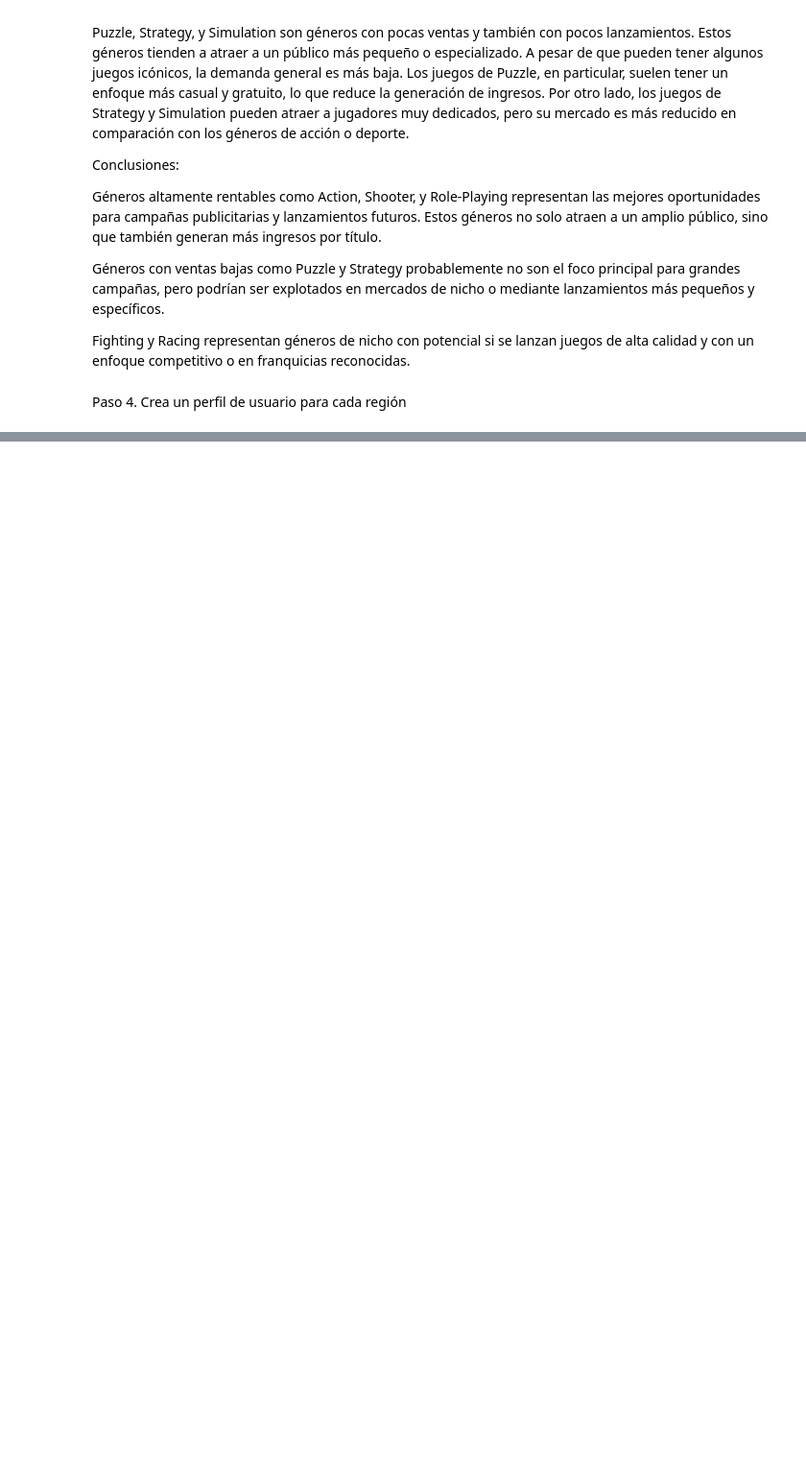
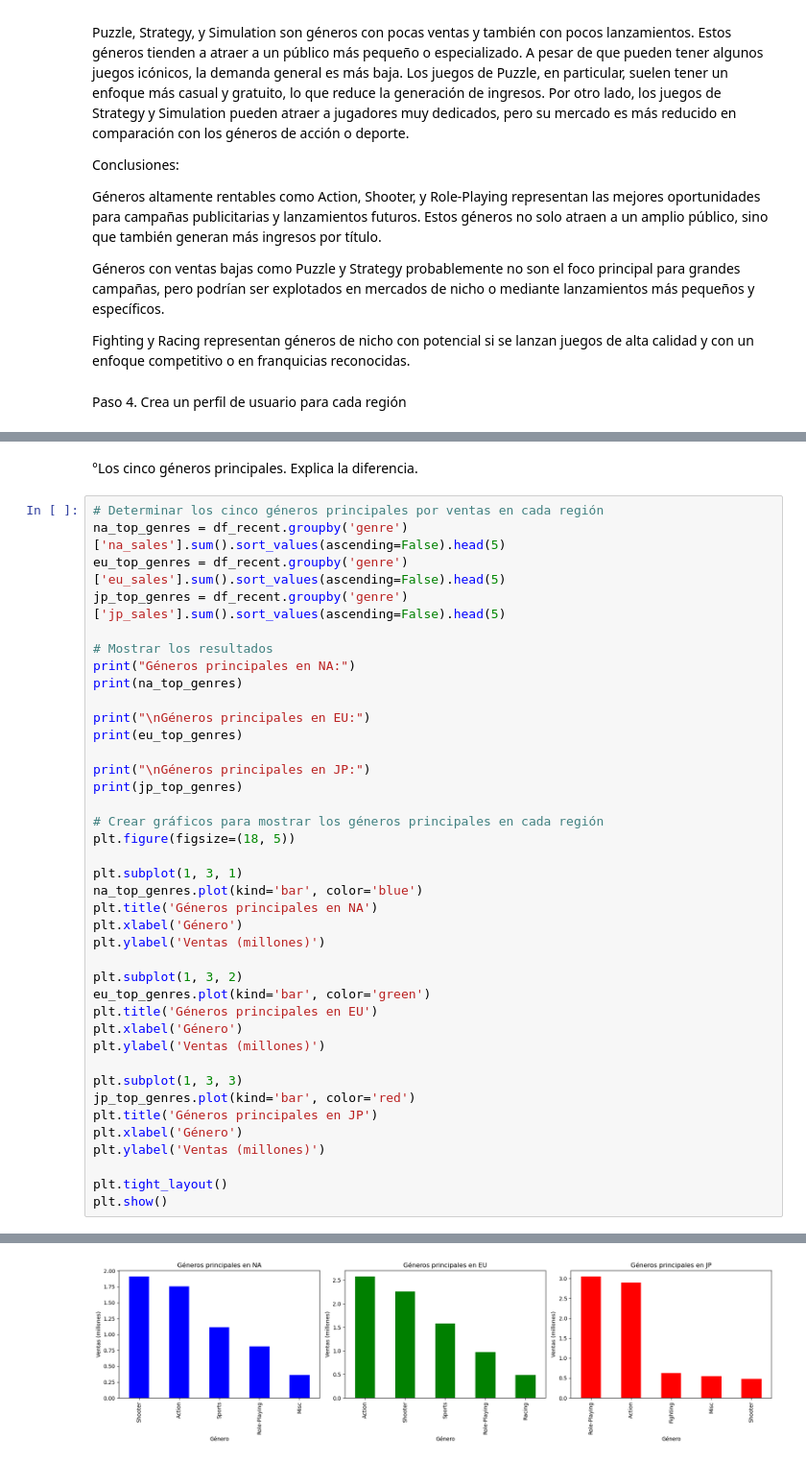
Before and after one commit to USSACKE69/videogames, a Jupyter notebook: videogames_analysis.ipynb, the cells around one changed output, grey strips where cells are left out. Shown at 96% size. Drawn from its saved outputs; the diff is of its cells as text; blank space fills up the shorter version.

```diff
--- a/videogames_analysis.ipynb
+++ b/videogames_analysis.ipynb
@@ -1001,0 +1079,42 @@ Paso 4. Crea un perfil de usuario para cada región
+# %% [markdown]
+°Los cinco géneros principales. Explica la diferencia.
+# %%
+# Determinar los cinco géneros principales por ventas en cada región
+na_top_genres = df_recent.groupby('genre')['na_sales'].sum().sort_values(ascending=False).head(5)
+eu_top_genres = df_recent.groupby('genre')['eu_sales'].sum().sort_values(ascending=False).head(5)
+jp_top_genres = df_recent.groupby('genre')['jp_sales'].sum().sort_values(ascending=False).head(5)
+
+# Mostrar los resultados
+print("Géneros principales en NA:")
+print(na_top_genres)
+
+print("\nGéneros principales en EU:")
+print(eu_top_genres)
+
+print("\nGéneros principales en JP:")
+print(jp_top_genres)
+
+# Crear gráficos para mostrar los géneros principales en cada región
+plt.figure(figsize=(18, 5))
+
+plt.subplot(1, 3, 1)
+na_top_genres.plot(kind='bar', color='blue')
+plt.title('Géneros principales en NA')
+plt.xlabel('Género')
+plt.ylabel('Ventas (millones)')
+
+plt.subplot(1, 3, 2)
+eu_top_genres.plot(kind='bar', color='green')
+plt.title('Géneros principales en EU')
+plt.xlabel('Género')
+plt.ylabel('Ventas (millones)')
+
+plt.subplot(1, 3, 3)
+jp_top_genres.plot(kind='bar', color='red')
+plt.title('Géneros principales en JP')
+plt.xlabel('Género')
+plt.ylabel('Ventas (millones)')
+
+plt.tight_layout()
+plt.show()
+# %% [output]
@@ -1001,0 +1138 @@ Paso 4. Crea un perfil de usuario para cada región
+[figure, added]
```
Also changed, not shown: parts of 10 cells of this notebook.
